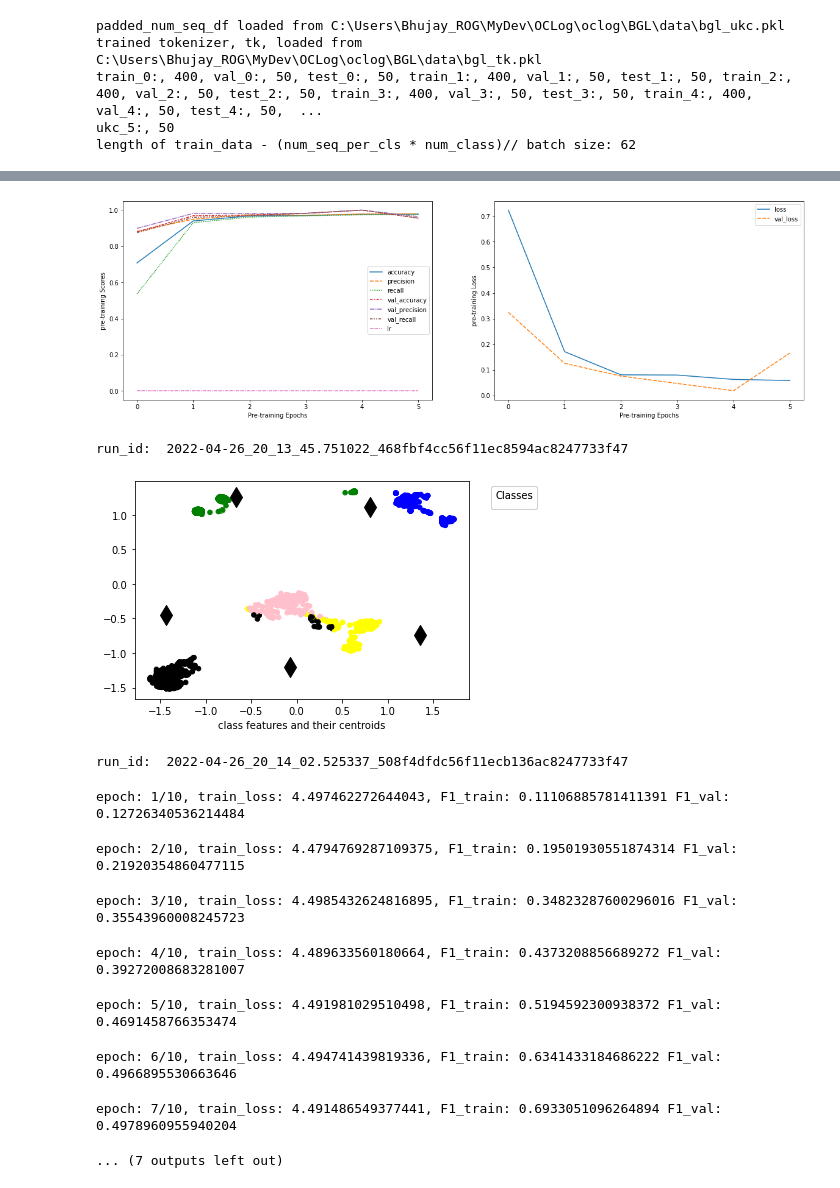
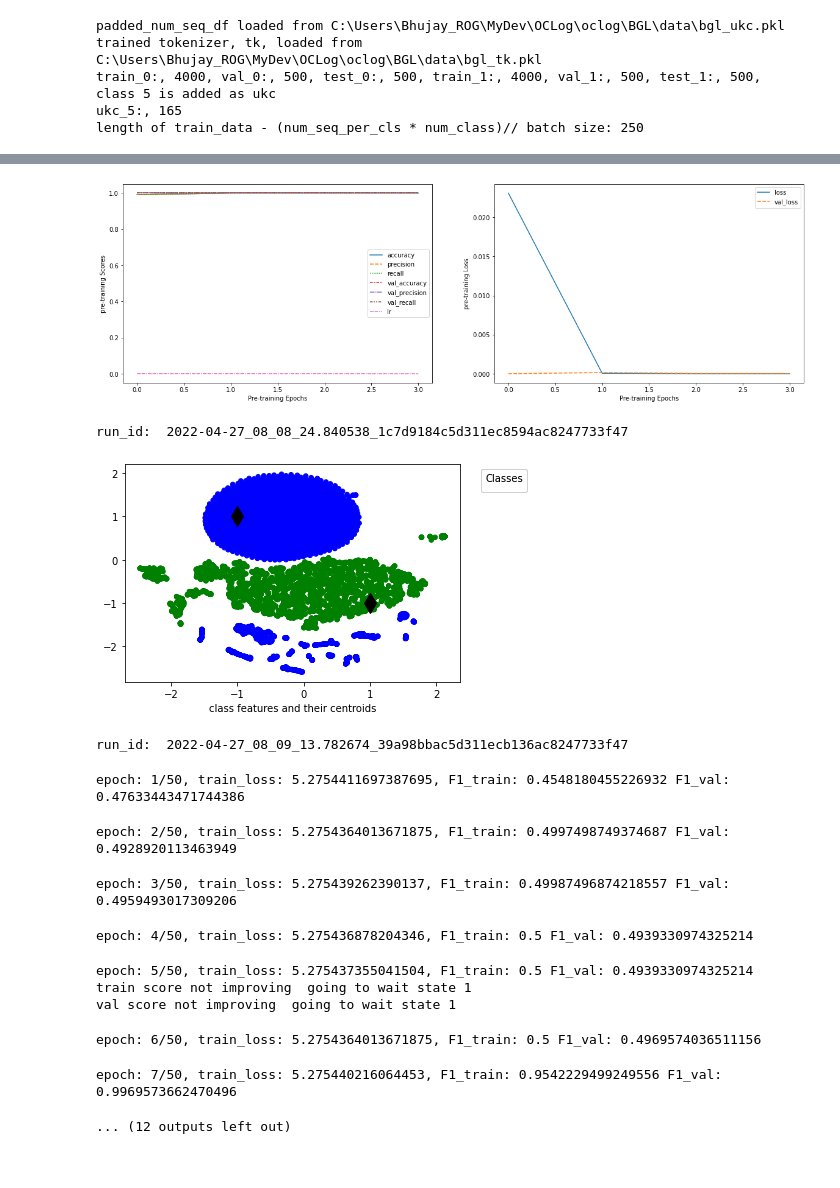
Before and after one commit to BhujayKumarBhatta/OCLog, a Jupyter notebook: oclog/openset/notebooks/OC1.ipynb, the cells around one changed output, grey strips where cells are left out. Saved outputs shown, nothing was run; the diff lists cells and outputs as text; code cells hidden in the pictures.

```diff
--- a/oclog/openset/notebooks/OC1.ipynb
+++ b/oclog/openset/notebooks/OC1.ipynb
@@ -47,7 +47,7 @@ optimizer = 'adam'
 oset = OpenSet()
 # %%
 train_data, val_data,  test_data, bglog  = oset.get_bgdata(bg_class_obj=BGLog, save_padded_num_sequences=False,
-                                                           load_from_pkl=True, ablation=500,
+                                                           load_from_pkl=True, ablation=5000,
                                                           designated_ukc_cls=5)
 # print(oset.tracker)
 # oset.train(train_data=train_data, val_data=val_data,
@@ -56,14 +56,14 @@ train_data, val_data,  test_data, bglog  = oset.get_bgdata(bg_class_obj=BGLog, s
 # %% [output]
 padded_num_seq_df loaded from C:\Users\Bhujay_ROG\MyDev\OCLog\oclog\BGL\data\bgl_ukc.pkl
 trained tokenizer, tk, loaded from C:\Users\Bhujay_ROG\MyDev\OCLog\oclog\BGL\data\bgl_tk.pkl
-train_0:, 400, val_0:, 50, test_0:, 50, train_1:, 400, val_1:, 50, test_1:, 50, train_2:, 400, val_2:, 50, test_2:, 50, train_3:, 400, val_3:, 50, test_3:, 50, train_4:, 400, val_4:, 50, test_4:, 50,  ...
-ukc_5:, 50
-length of train_data - (num_seq_per_cls * num_class)// batch size: 62
+train_0:, 4000, val_0:, 500, test_0:, 500, train_1:, 4000, val_1:, 500, test_1:, 500, class 5 is added as ukc
+ukc_5:, 165
+length of train_data - (num_seq_per_cls * num_class)// batch size: 250
 # %%
 res = oset.train(train_data=train_data, val_data=val_data,
                                     test_data=test_data, bglog=bglog,
                  manual_color_map=True, centroid_black=True,
-                                   pt_epochs=6, oc_epochs=10, )
+                                   pt_epochs=6, oc_epochs=50, tsne_n_iter=2000, tsne_perplexity=8)
 # %% [output]
 got all the dataset
 unknown optimizer None. assigning default as adam with lr_rate=2
@@ -85,12 +85,14 @@ Epoch 6: val_accuracy did not improve from 1.00000
-[figure, old version]
+[figure, new version]
-run_id:  2022-04-26_20_13_45.751022_468fbf4cc56f11ec8594ac8247733f47
+run_id:  2022-04-27_08_08_24.840538_1c7d9184c5d311ec8594ac8247733f47
-[figure, old version]
+[figure, new version]
-run_id:  2022-04-26_20_14_02.525337_508f4dfdc56f11ecb136ac8247733f47
+run_id:  2022-04-27_08_09_13.782674_39a98bbac5d311ecb136ac8247733f47
-epoch: 1/10, train_loss: 4.497462272644043, F1_train: 0.11106885781411391 F1_val: 0.12726340536214484
+epoch: 1/50, train_loss: 5.2754411697387695, F1_train: 0.4548180455226932 F1_val: 0.47633443471744386
-epoch: 2/10, train_loss: 4.4794769287109375, F1_train: 0.19501930551874314 F1_val: 0.21920354860477115
+epoch: 2/50, train_loss: 5.2754364013671875, F1_train: 0.4997498749374687 F1_val: 0.4928920113463949
-epoch: 3/10, train_loss: 4.4985432624816895, F1_train: 0.34823287600296016 F1_val: 0.35543960008245723
+epoch: 3/50, train_loss: 5.275439262390137, F1_train: 0.49987496874218557 F1_val: 0.4959493017309206
-epoch: 4/10, train_loss: 4.489633560180664, F1_train: 0.4373208856689272 F1_val: 0.39272008683281007
+epoch: 4/50, train_loss: 5.275436878204346, F1_train: 0.5 F1_val: 0.4939330974325214
-epoch: 5/10, train_loss: 4.491981029510498, F1_train: 0.5194592300938372 F1_val: 0.4691458766353474
+epoch: 5/50, train_loss: 5.275437355041504, F1_train: 0.5 F1_val: 0.4939330974325214
+train score not improving  going to wait state 1
+val score not improving  going to wait state 1
-epoch: 6/10, train_loss: 4.494741439819336, F1_train: 0.6341433184686222 F1_val: 0.4966895530663646
+epoch: 6/50, train_loss: 5.2754364013671875, F1_train: 0.5 F1_val: 0.4969574036511156
-epoch: 7/10, train_loss: 4.491486549377441, F1_train: 0.6933051096264894 F1_val: 0.4978960955940204
+epoch: 7/50, train_loss: 5.275440216064453, F1_train: 0.9542229499249556 F1_val: 0.9969573662470496
-... (7 outputs left out)
+... (12 outputs left out)
```
Also changed, not shown: parts of 3 cells of this notebook, 2 other files.
